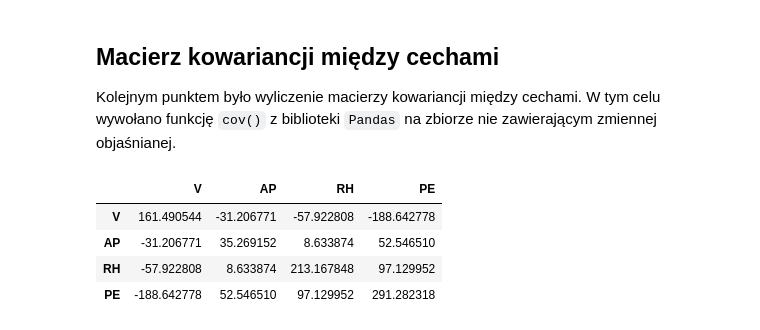
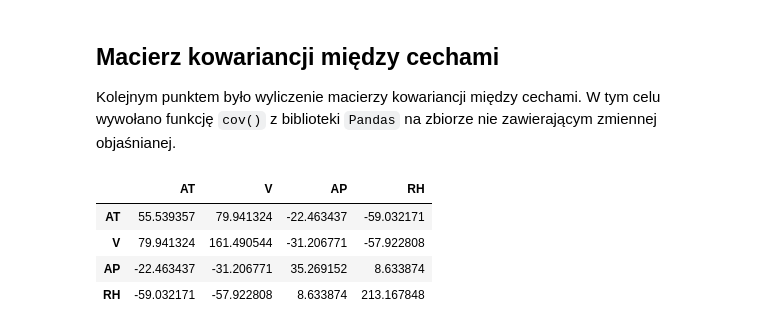
Before and after one commit to BAPO-Developers/Przetwarzanie-danych-eksperymentalnych, a Jupyter notebook: Koncowy/Analysis.ipynb, the cells around one changed output. Cells and saved outputs as stored; diff of their text form; code cells hidden in the pictures.

```diff
--- a/Koncowy/Analysis.ipynb
+++ b/Koncowy/Analysis.ipynb
@@ -81,10 +127,10 @@ array([[<AxesSubplot:xlabel='AT', ylabel='AT'>,
 ## Macierz kowariancji między cechami
 Kolejnym punktem było wyliczenie macierzy kowariancji między cechami. W tym celu wywołano funkcję `cov()` z biblioteki `Pandas` na zbiorze nie zawierającym zmiennej objaśnianej.
 # %%
-df.drop(columns=['AT']).cov()
+df.drop(columns=['PE']).cov()
 # %% [output]
-|  | V | AP | RH | PE |
-| V | 161.490544 | -31.206771 | -57.922808 | -188.642778 |
-| AP | -31.206771 | 35.269152 | 8.633874 | 52.546510 |
-| RH | -57.922808 | 8.633874 | 213.167848 | 97.129952 |
-| PE | -188.642778 | 52.546510 | 97.129952 | 291.282318 |
+|  | AT | V | AP | RH |
+| AT | 55.539357 | 79.941324 | -22.463437 | -59.032171 |
+| V | 79.941324 | 161.490544 | -31.206771 | -57.922808 |
+| AP | -22.463437 | -31.206771 | 35.269152 | 8.633874 |
+| RH | -59.032171 | -57.922808 | 8.633874 | 213.167848 |
```
Also changed, not shown: parts of 7 cells of this notebook, 2 other files.
